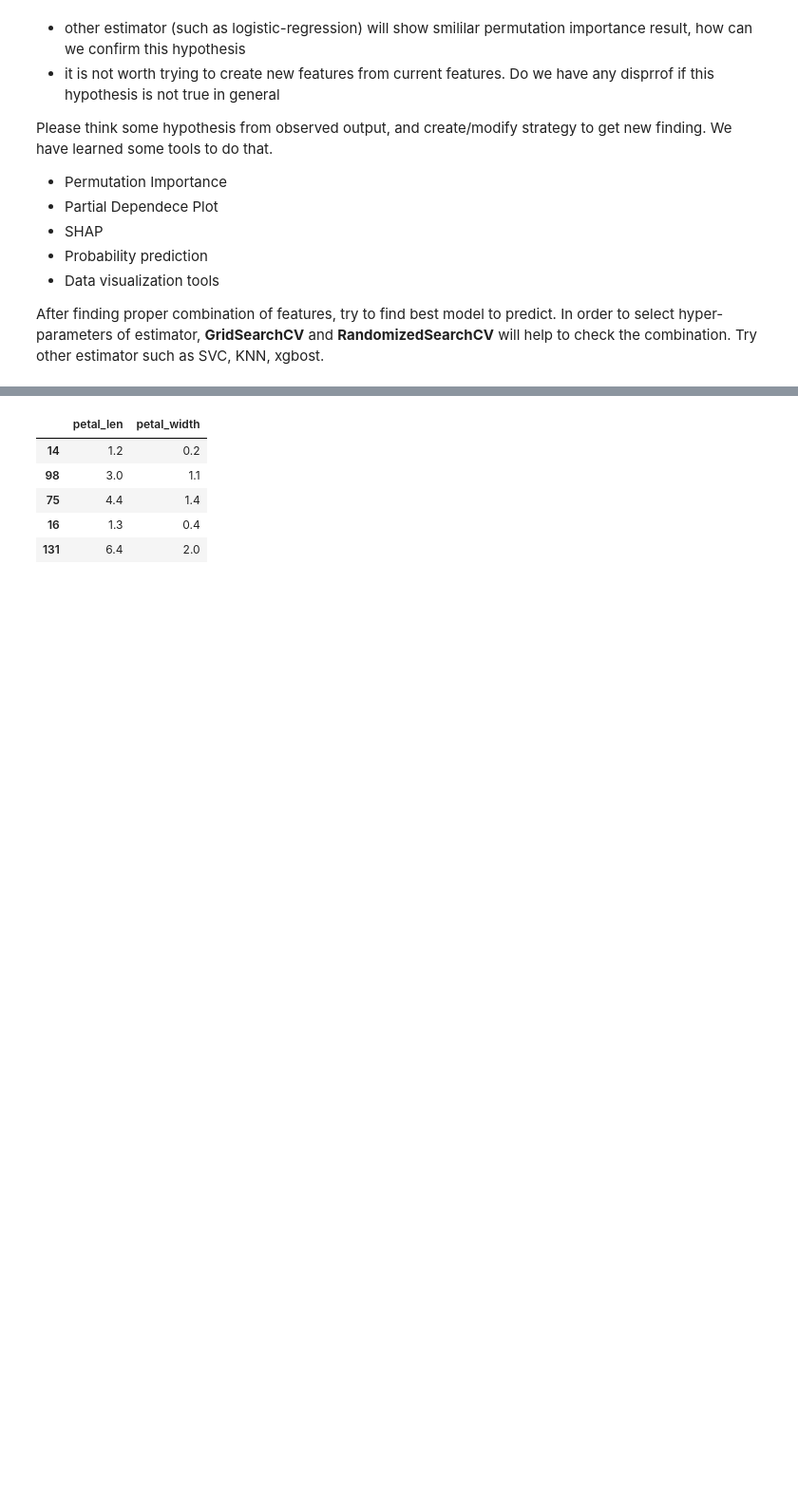
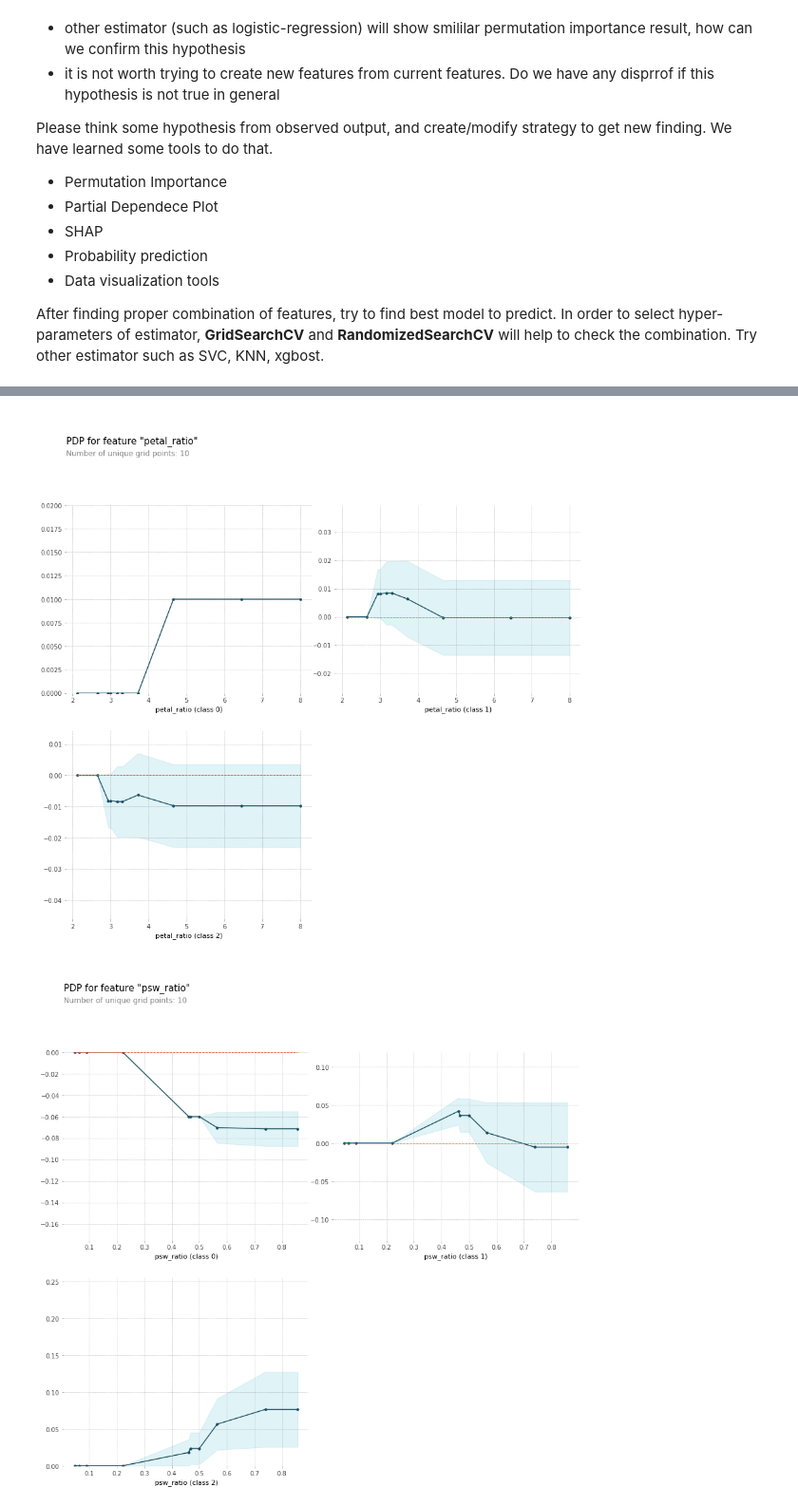
Before and after one commit to ShinjiKatoA16/UCSY-sw-eng, a Jupyter notebook: iristest.ipynb, the cells around one changed output, grey strips where cells are left out. Shown at 95% size. Cells and saved outputs as stored; diff of their text form; code cells hidden in the pictures; blank space fills up the shorter version.

```diff
--- a/iristest.ipynb
+++ b/iristest.ipynb
@@ -230,31 +215,14 @@ help(clf)
-# %%
-train_X2 = train_X[['petal_len', 'petal_width']]
-val_X2 = val_X[['petal_len', 'petal_width']]
-clf.fit(train_X2, train_y)
-
-val_p = clf.predict(val_X2)
-print(val_p)
-print(val_y)
-print((val_y == val_p).mean())
-# Probality of prediction
-print(clf.predict_proba(val_X2))
-# %%
-val_X2.head()
-# %% [output]
-|  | petal_len | petal_width |
-| 14 | 1.2 | 0.2 |
-| 98 | 3.0 | 1.1 |
-| 75 | 4.4 | 1.4 |
-| 16 | 1.3 | 0.4 |
-| 131 | 6.4 | 2.0 |
 # %%
 # PDP of petal length/width Sepal length
 from pdpbox import pdp, get_dataset, info_plots
 
-for feature_name in ['petal_len', 'petal_width', 'sepal_len', 'sepal_width']:
+for feature_name in ['petal_ratio', 'psw_ratio', 'pss_ratio', 'psl_ratio']:
 # Create the data that we will plot
     pdp_feat = pdp.pdp_isolate(model=clf, dataset=val_X, model_features=val_X.columns, feature=feature_name)
 
     # plot it
     pdp.pdp_plot(pdp_feat, feature_name)
     plt.show()
+# %% [output]
+[figure, added]
+[figure, added]
```
Also changed, not shown: parts of 23 cells of this notebook.
